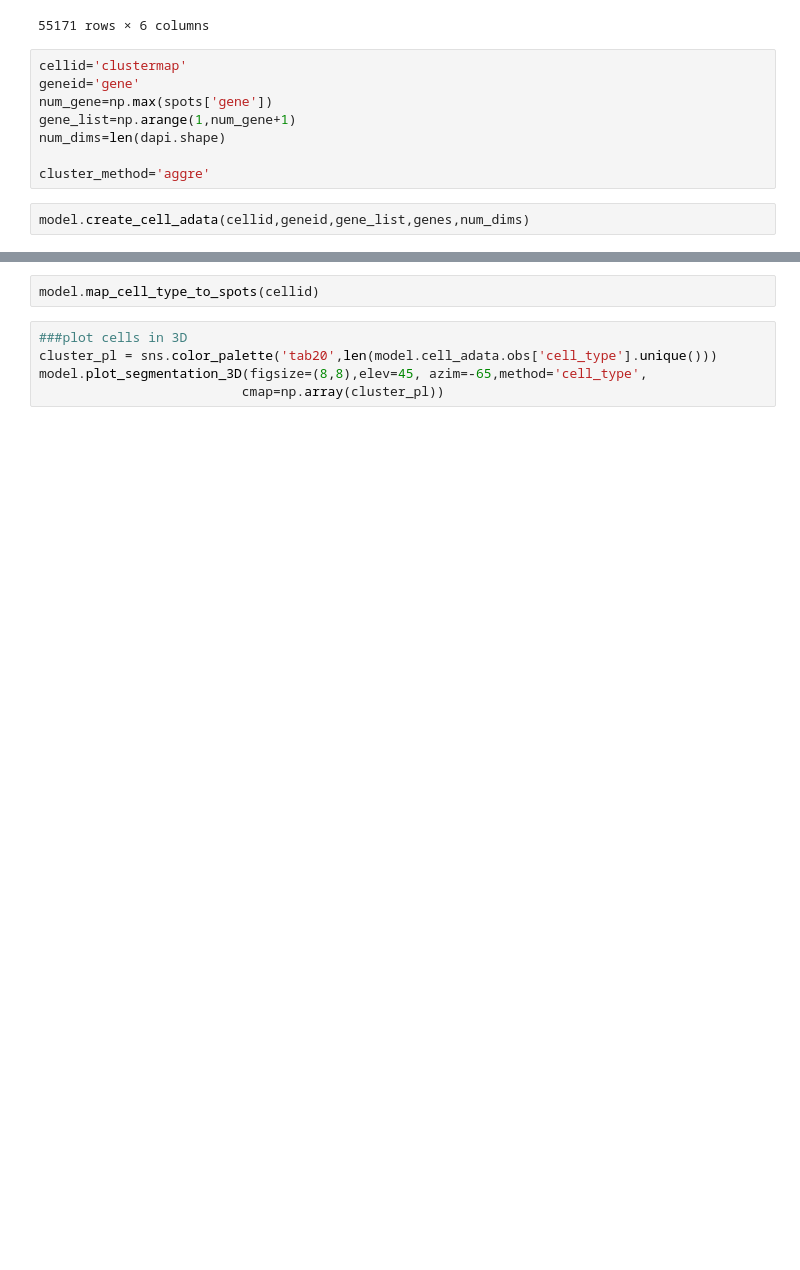
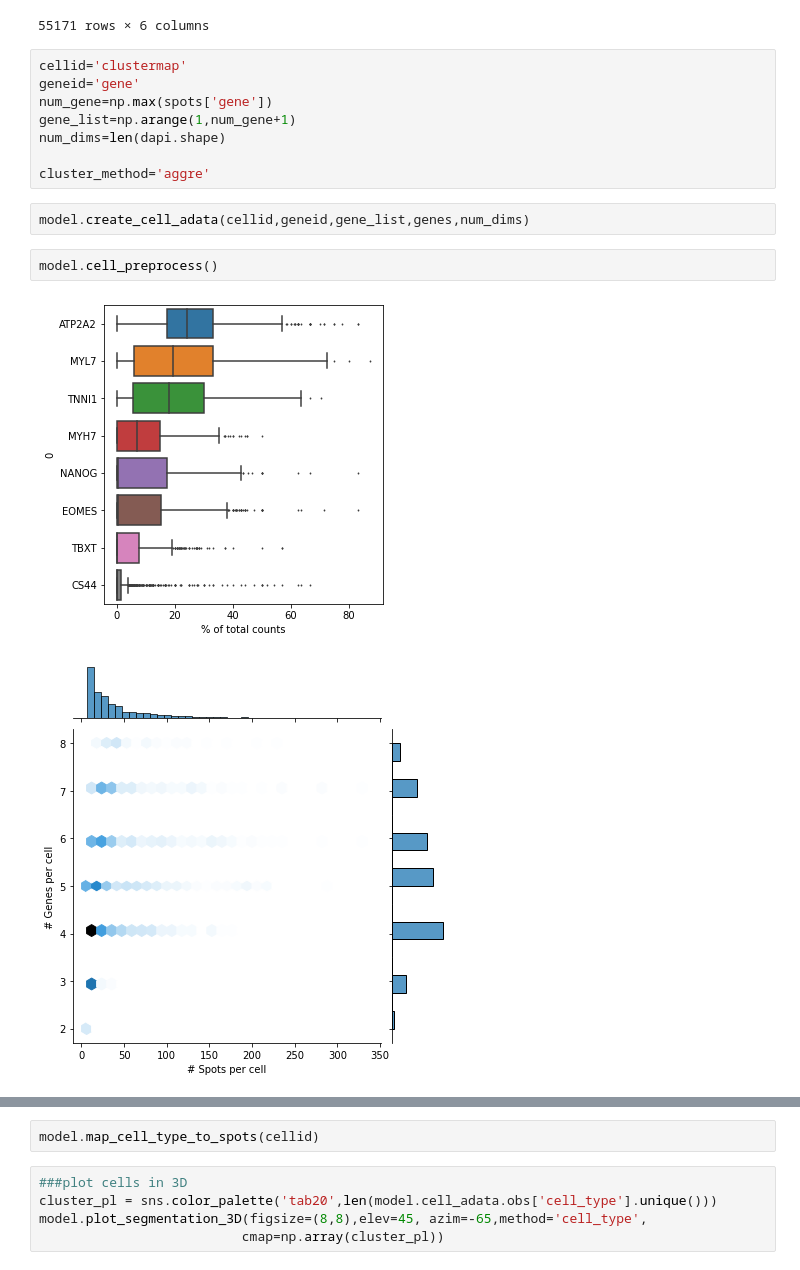
Before and after one commit to wanglab-broad/ClusterMap, a Jupyter notebook: ClusterMap_STARmap_human_cardiac_organoid.ipynb, the cells around one changed output, grey strips where cells are left out. Drawn from its saved outputs; the diff is of its cells as text; blank space fills up the shorter version.

```diff
--- a/ClusterMap_STARmap_human_cardiac_organoid.ipynb
+++ b/ClusterMap_STARmap_human_cardiac_organoid.ipynb
@@ -159,6 +167,11 @@ num_dims=len(dapi.shape)
 cluster_method='aggre'
 # %%
 model.create_cell_adata(cellid,geneid,gene_list,genes,num_dims)
+# %%
+model.cell_preprocess()
+# %% [output]
+[figure, added]
+[figure, added]
 # %%
 model.cell_typing(cluster_method=cluster_method)
 # %% [output]
```
Also changed, not shown: parts of 9 cells of this notebook, 1 other file.
